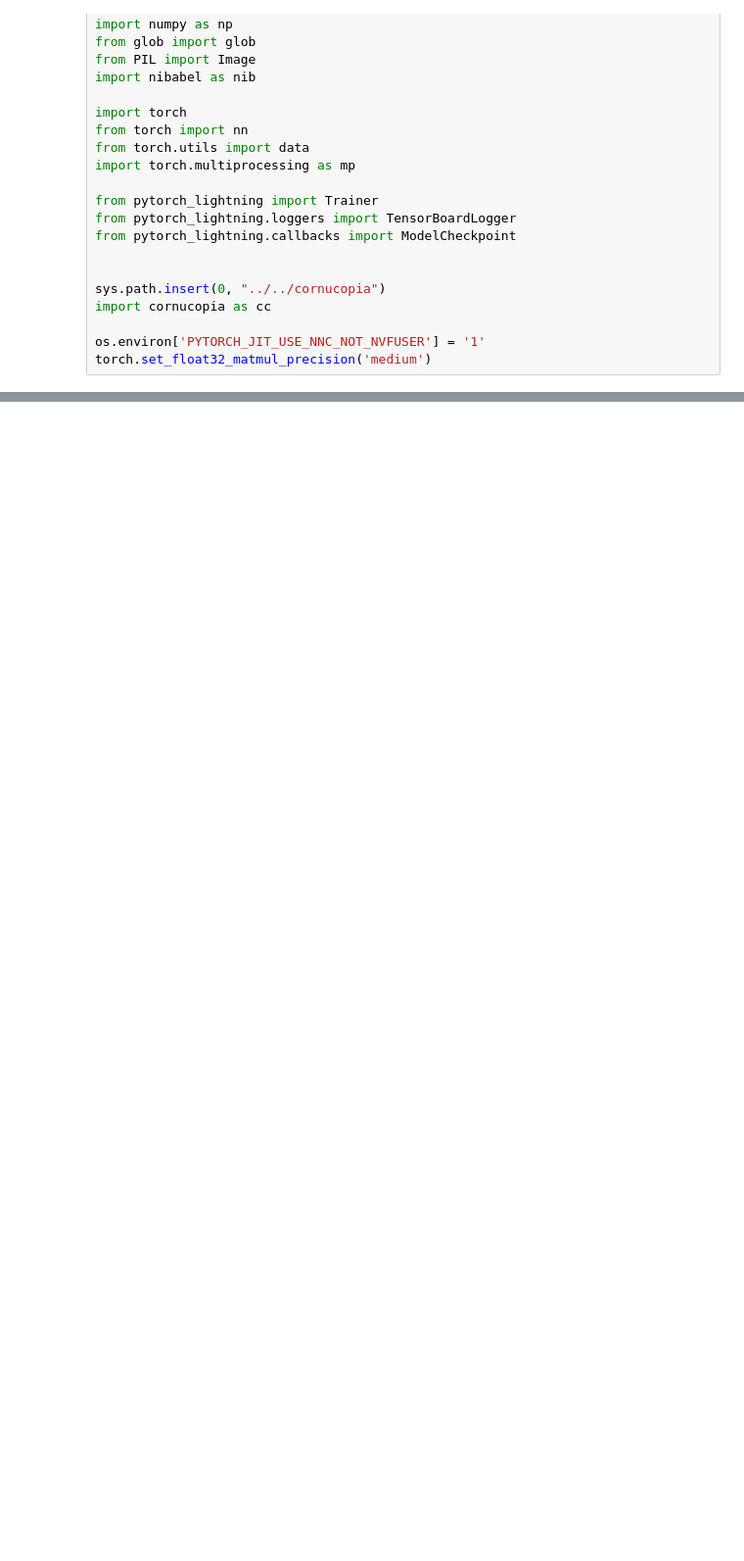
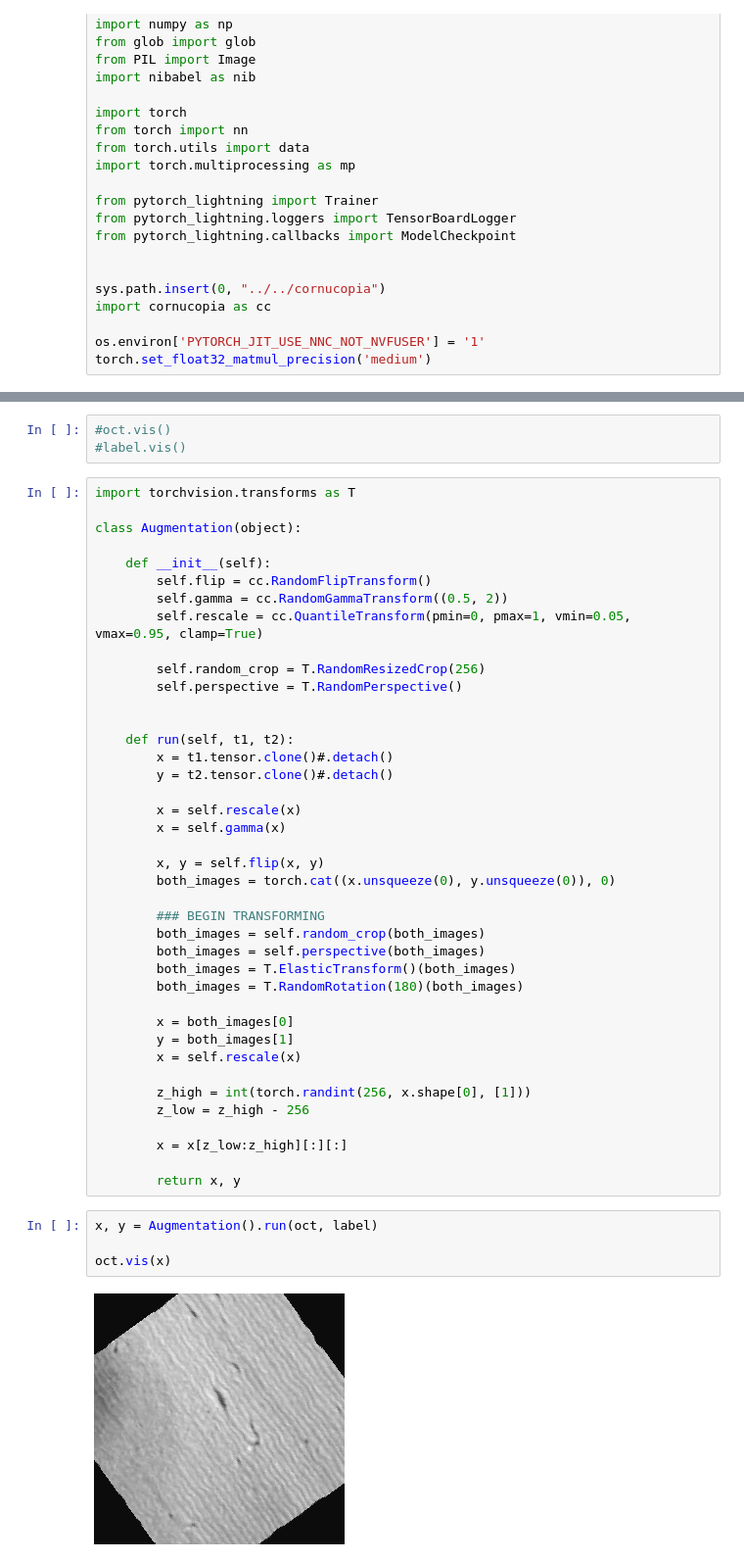
Before and after one commit to mjhyman/veritas_bu, a Jupyter notebook: scripts/testing/test.ipynb, the cells around one changed output, grey strips where cells are left out. Shown: that part at 98% size. Cells and saved outputs as stored; diff of their text form; blank space fills up the shorter version.

```diff
--- a/scripts/testing/test.ipynb
+++ b/scripts/testing/test.ipynb
@@ -64,0 +86,49 @@ img.save('/autofs/cluster/octdata2/users/epc28/veritas/output/real_data/tiffs/te
+# %%
+#oct.vis()
+#label.vis()
+# %%
+import torchvision.transforms as T
+
+class Augmentation(object):
+
+    def __init__(self):
+        self.flip = cc.RandomFlipTransform()
+        self.gamma = cc.RandomGammaTransform((0.5, 2))
+        self.rescale = cc.QuantileTransform(pmin=0, pmax=1, vmin=0.05, vmax=0.95, clamp=True)
+
+        self.random_crop = T.RandomResizedCrop(256)
+        self.perspective = T.RandomPerspective()
+
+
+    def run(self, t1, t2):
+        x = t1.tensor.clone()#.detach()
+        y = t2.tensor.clone()#.detach()
+
+        x = self.rescale(x)
+        x = self.gamma(x)
+
+        x, y = self.flip(x, y)
+        both_images = torch.cat((x.unsqueeze(0), y.unsqueeze(0)), 0)
+
+        ### BEGIN TRANSFORMING
+        both_images = self.random_crop(both_images)
+        both_images = self.perspective(both_images)
+        both_images = T.ElasticTransform()(both_images)
+        both_images = T.RandomRotation(180)(both_images)
+
+        x = both_images[0]
+        y = both_images[1]
+        x = self.rescale(x)
+
+        z_high = int(torch.randint(256, x.shape[0], [1]))
+        z_low = z_high - 256
+
+        x = x[z_low:z_high][:][:]
+
+        return x, y
+# %%
+x, y = Augmentation().run(oct, label)
+
+oct.vis(x)
+# %% [output]
+[figure, added]
```
Also changed, not shown: parts of 7 cells of this notebook, 18 other files.
